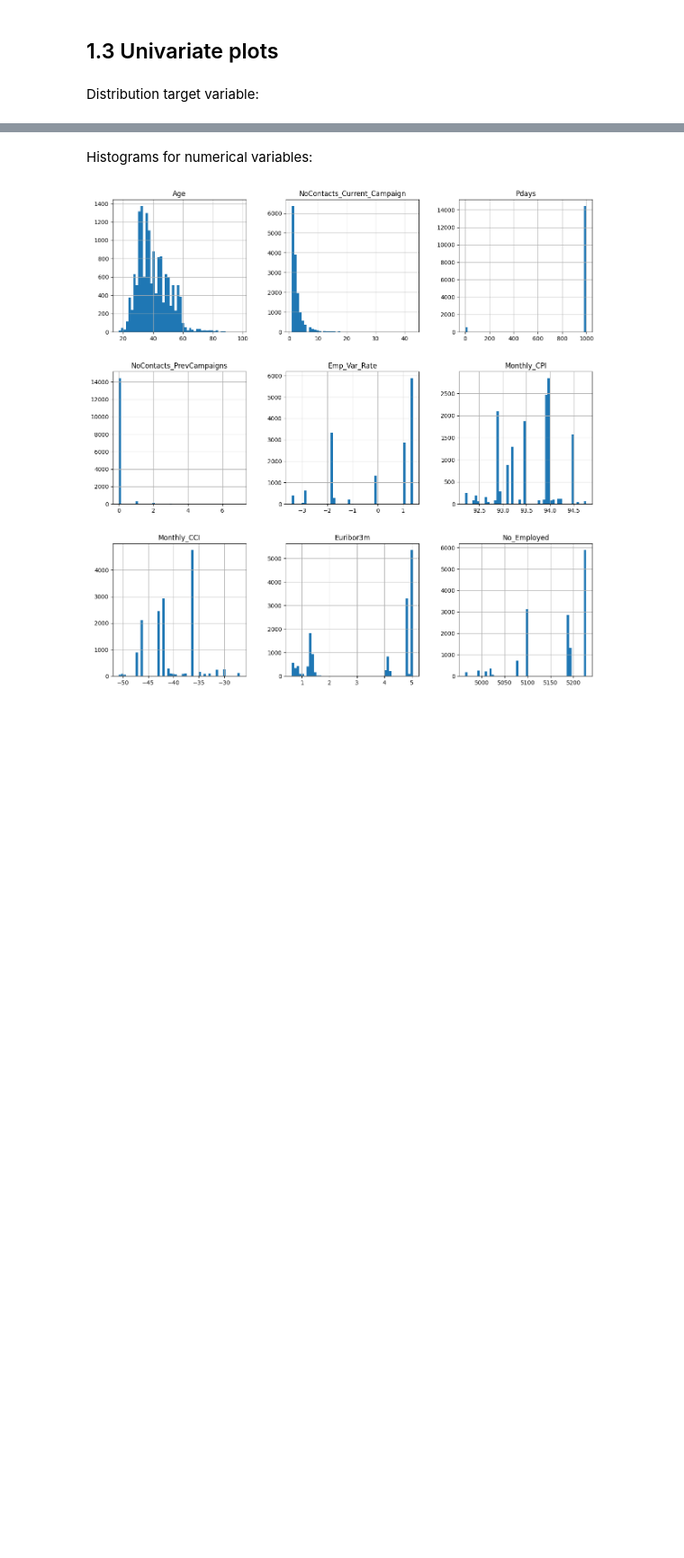
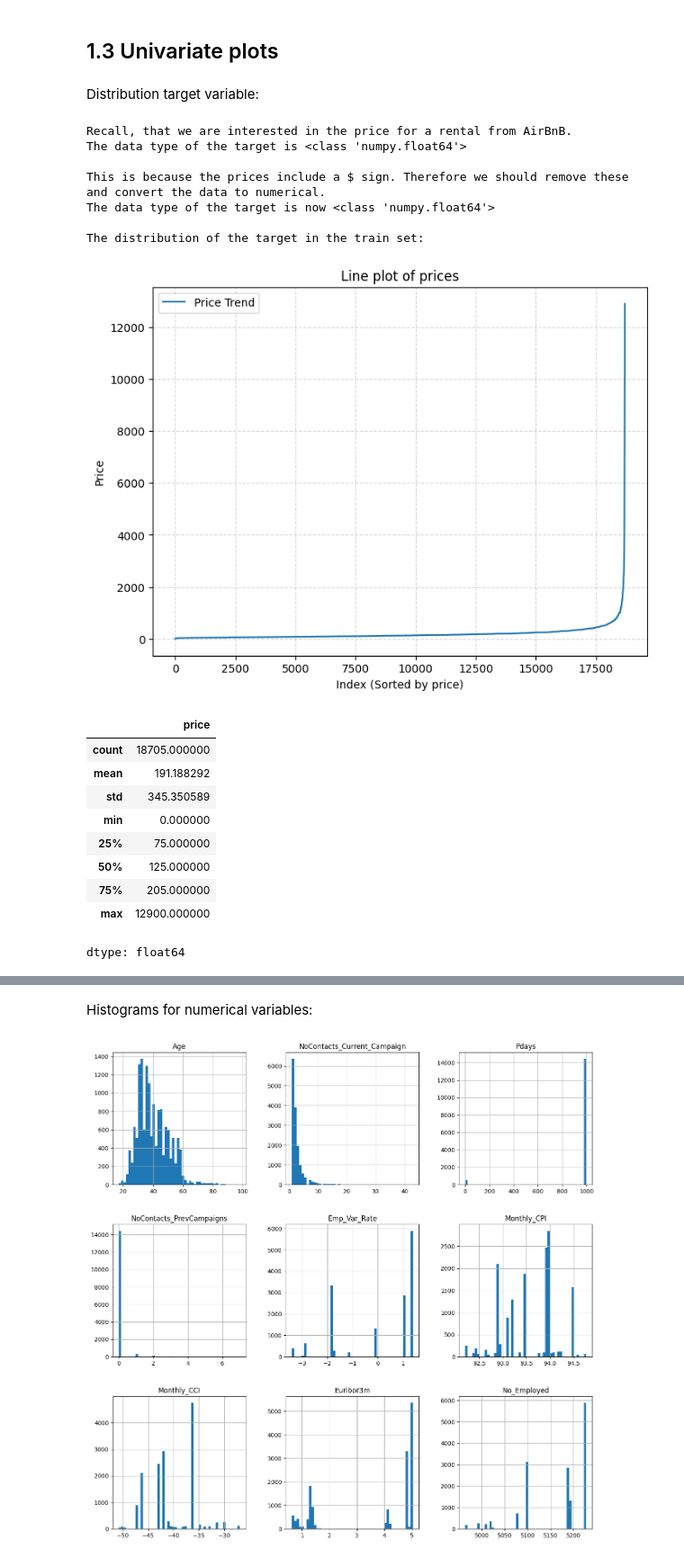
Before and after one commit to jaspersprakel/queueing_book, a Jupyter notebook: notebooks/emas_case1.ipynb, the cells around one changed output, grey strips where cells are left out. Shown at 90% size. Drawn from its saved outputs; the diff is of its cells as text; code cells hidden in the pictures; blank space fills up the shorter version.

```diff
--- a/notebooks/emas_case1.ipynb
+++ b/notebooks/emas_case1.ipynb
@@ -42,10 +51,10 @@ import xgboost as xgb
 # %% [markdown]
 Load dataset into a pandas dataframe:
 # %%
-#from google.colab import files
-#uploaded = files.upload()
-#import io
-#import pandas as pd
+from google.colab import files
+uploaded = files.upload()
+import io
+import pandas as pd
 
 dataset = pd.read_csv(io.BytesIO(uploaded['listings 2.csv']))
 
@@ -184,3 +162,0 @@ Clean:
-# %%
-train_df.loc[train_df["Pdays"]==999, "NoContacts_PrevCampaigns"] = 0
-train_df.loc[train_df["Pdays"]==999, "Prev_outcome"] = "nonexistent"
@@ -200,0 +181,40 @@ cat_var = ["Sex", "Job", "Marital_Status", "Education_Level", "Credit_Default",
+# %%
+print("Recall, that we are interested in the price for a rental from AirBnB.")
+print(f"The data type of the target is {type(train_df['price'].loc[0])}\n")
+print("This is because the prices include a $ sign. Therefore we should remove these and convert the data to numerical.")
+#train_df["price"] = train_df["price"].str.replace("$", "").str.replace(",", "").astype(float)
+print(f"The data type of the target is now {type(train_df['price'].loc[0])}\n")
+print("The distribution of the target in the train set:")
+# Sort prices for a line plot
+sorted_prices = np.sort(train_df["price"].values)
+
+# Create a line plot
+plt.figure(figsize=(8, 6), facecolor="white")
+plt.plot(sorted_prices, label="Price Trend")
+plt.xlabel("Index (Sorted by price)")
+plt.ylabel("Price")
+plt.title("Line plot of prices")
+plt.legend()
+plt.grid(True, linestyle='--', alpha=0.5)
+plt.show()
+
+train_df["price"].describe()
+# %% [output]
+Recall, that we are interested in the price for a rental from AirBnB.
+The data type of the target is <class 'numpy.float64'>
+
+This is because the prices include a $ sign. Therefore we should remove these and convert the data to numerical.
+The data type of the target is now <class 'numpy.float64'>
+
+The distribution of the target in the train set:
+[figure, added]
+|  | price |
+| count | 18705.000000 |
+| mean | 191.188292 |
+| std | 345.350589 |
+| min | 0.000000 |
+| 25% | 75.000000 |
+| 50% | 125.000000 |
+| 75% | 205.000000 |
+| max | 12900.000000 |
+dtype: float64
```
Also changed, not shown: parts of 21 cells of this notebook.
